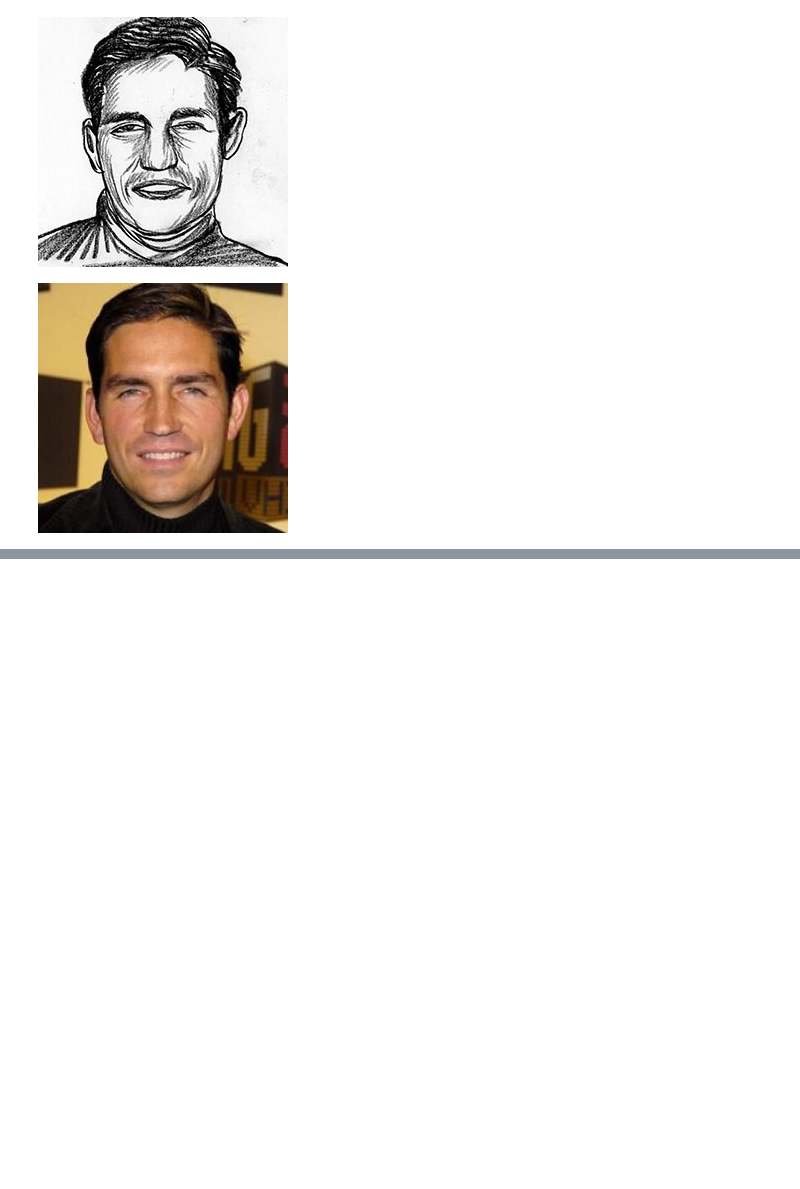
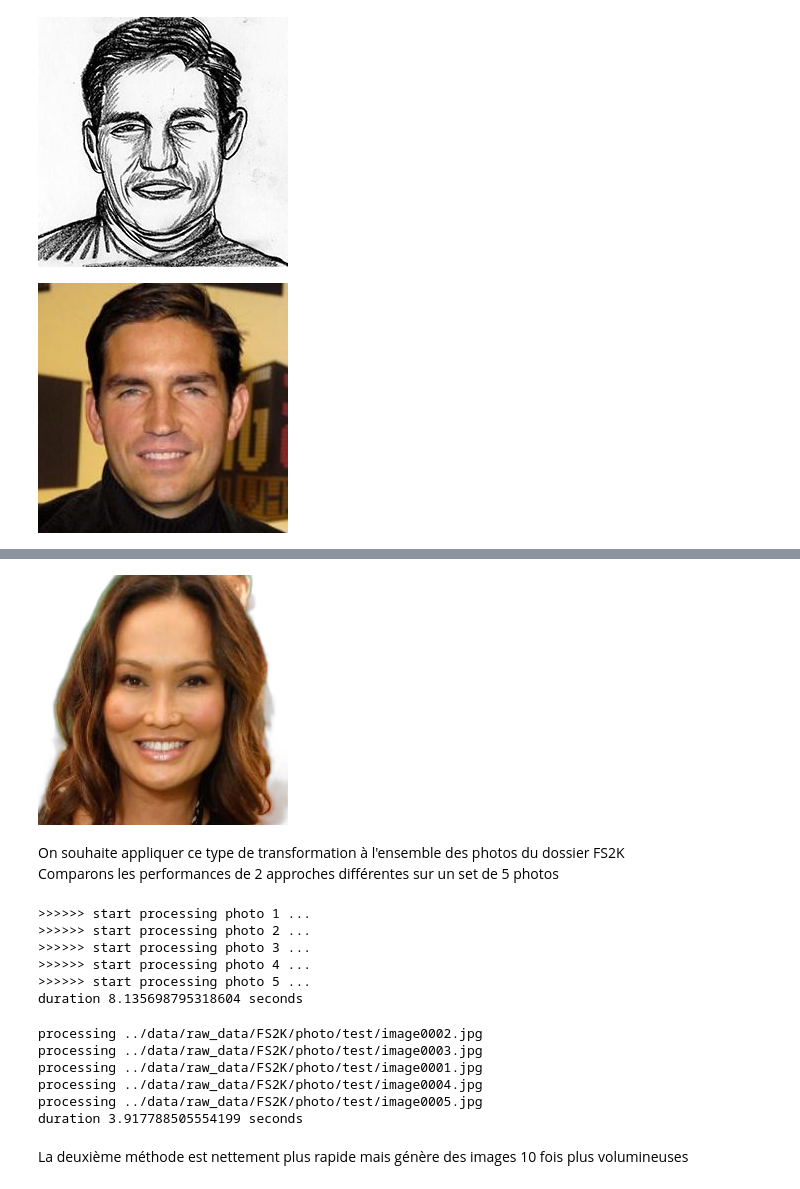
Before and after one commit to ABoulgakov/sketch2face, a Jupyter notebook: notebooks/datascientist_ET.ipynb, the cells around one changed output, grey strips where cells are left out. Cells and saved outputs as stored; diff of their text form; code cells hidden in the pictures; blank space fills up the shorter version.

```diff
--- a/notebooks/datascientist_ET.ipynb
+++ b/notebooks/datascientist_ET.ipynb
@@ -37,0 +175,51 @@ images_array[1]
+# %%
+output = remove(input,bgcolor=(255, 255, 255, 255)) # pour obtenir un fond blanc plutôt qu'un fond transparent
+output
+# %% [output]
+[figure, added]
+# %% [markdown]
+On souhaite appliquer ce type de transformation à l'ensemble des photos du dossier FS2K<br>
+Comparons les performances de 2 approches différentes sur un set de 5 photos
+# %%
+start_time = time.time()
+for i in range(1,6):
+    print(f'>>>>>> start processing photo {i} ...')
+    input = Image.open(f'../data/raw_data/FS2K/photo/photo1/image000{i}.jpg')
+    output = remove(input,bgcolor=(255, 255, 255, 255))
+    output = output.convert('RGB')
+    output.save(f'../data/processed_data/FS2K/photo/photo1/image000{i}.jpg')
+end_time = time.time()
+duration = end_time - start_time
+print(f'duration {duration} seconds')
+# %% [output]
+>>>>>> start processing photo 1 ...
+>>>>>> start processing photo 2 ...
+>>>>>> start processing photo 3 ...
+>>>>>> start processing photo 4 ...
+>>>>>> start processing photo 5 ...
+duration 8.135698795318604 seconds
+# %%
+start_time = time.time()
+session = new_session()
+count = 0
+for file in Path('../data/raw_data/FS2K/photo/test/').glob('*.jpg'):
+    print(f'processing {file}')
+    input_path = str(file)
+    output_path = f'../data/processed_data/FS2K/photo/photo1/{file.stem}.jpg'
+    with open(input_path, 'rb') as i:
+        with open(output_path, 'wb') as o:
+            input = i.read()
+            output = remove(input, session=session,bgcolor=(255, 255, 255, 255))
+            o.write(output)
+end_time = time.time()
+duration = end_time - start_time
+print(f'duration {duration} seconds')
+# %% [output]
+processing ../data/raw_data/FS2K/photo/test/image0002.jpg
+processing ../data/raw_data/FS2K/photo/test/image0003.jpg
+processing ../data/raw_data/FS2K/photo/test/image0001.jpg
+processing ../data/raw_data/FS2K/photo/test/image0004.jpg
+processing ../data/raw_data/FS2K/photo/test/image0005.jpg
+duration 3.917788505554199 seconds
+# %% [markdown]
+La deuxième méthode est nettement plus rapide mais génère des images 10 fois plus volumineuses
```
Also changed, not shown: parts of 26 cells of this notebook, 1 other file.
